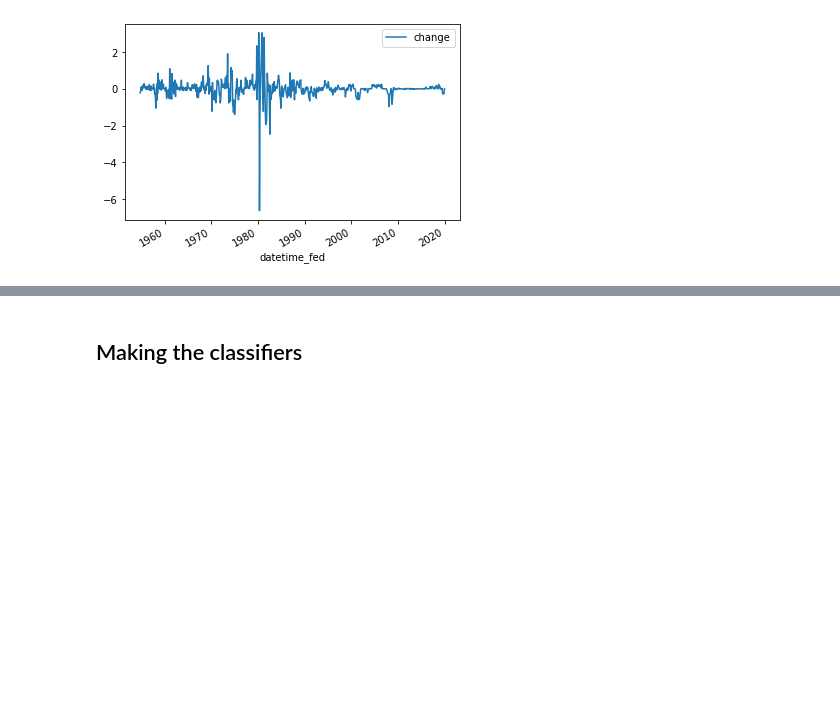
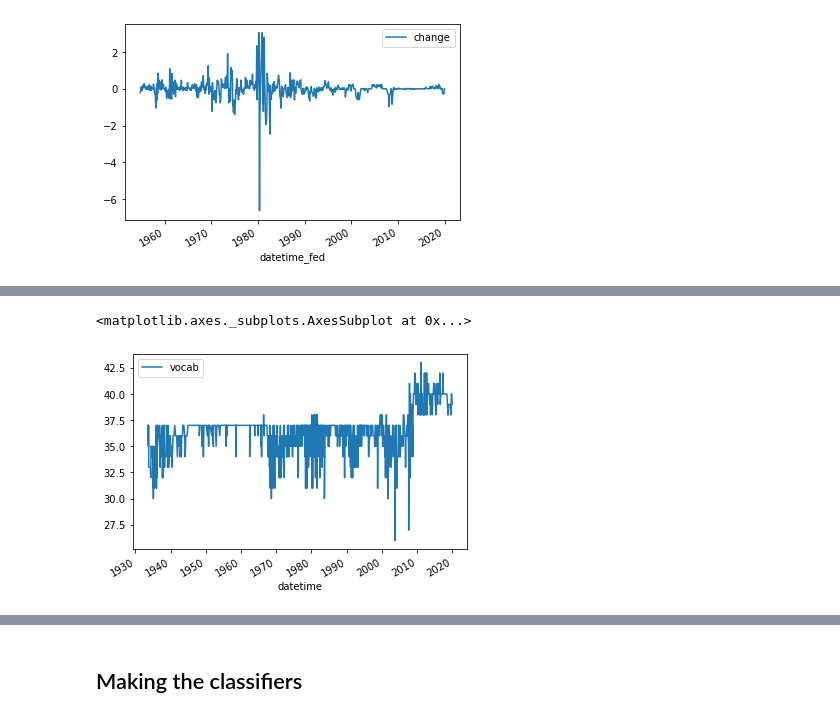
Before and after one commit to jbm4/Drills, a Jupyter notebook: NLPChallenge.ipynb, the cells around one changed output, grey strips where cells are left out. Saved outputs shown, nothing was run; the diff lists cells and outputs as text; code cells hidden in the pictures; blank space fills up the shorter version.

```diff
--- a/NLPChallenge.ipynb
+++ b/NLPChallenge.ipynb
@@ -462,0 +548,5 @@ merged_df.plot(y='change',x='datetime_fed')
+# %%
+minutes_df.plot(y='vocab',x='datetime')
+# %% [output]
+<matplotlib.axes._subplots.AxesSubplot at 0x...>
+[figure, added]
```
Also changed, not shown: parts of 52 cells of this notebook.
